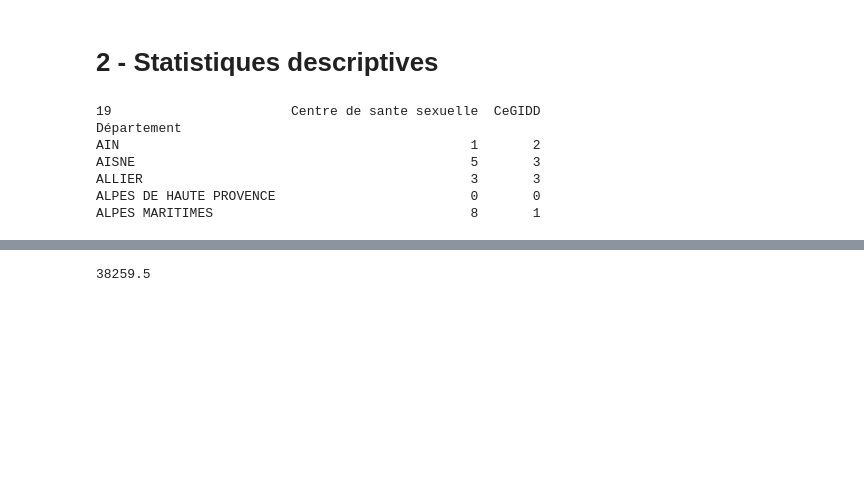
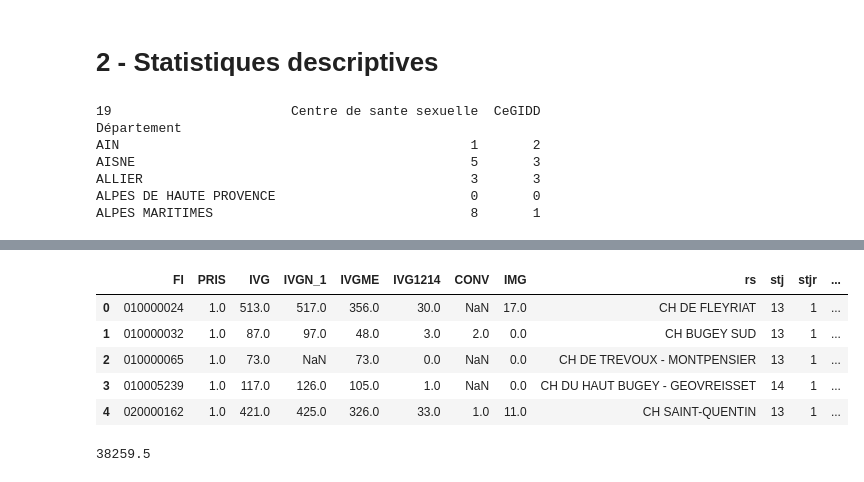
Before and after one commit to pgresant/PythonS1, a Jupyter notebook: 1-TraitementsDonnees.ipynb, the cells around one changed output, grey strips where cells are left out. Cells and saved outputs as stored; diff of their text form; code cells hidden in the pictures; blank space fills up the shorter version.

```diff
--- a/1-TraitementsDonnees.ipynb
+++ b/1-TraitementsDonnees.ipynb
@@ -108,2 +122,11 @@ df_dep_ivg.head(5)
+# %%
+df_SAE.head(5)
+# %% [output]
+|  | FI | PRIS | IVG | IVGN_1 | IVGME | IVG1214 | CONV | IMG | rs | stj | stjr | ... |
+| 0 | 010000024 | 1.0 | 513.0 | 517.0 | 356.0 | 30.0 | NaN | 17.0 | CH DE FLEYRIAT | 13 | 1 | ... |
+| 1 | 010000032 | 1.0 | 87.0 | 97.0 | 48.0 | 3.0 | 2.0 | 0.0 | CH BUGEY SUD | 13 | 1 | ... |
+| 2 | 010000065 | 1.0 | 73.0 | NaN | 73.0 | 0.0 | NaN | 0.0 | CH DE TREVOUX - MONTPENSIER | 13 | 1 | ... |
+| 3 | 010005239 | 1.0 | 117.0 | 126.0 | 105.0 | 1.0 | NaN | 0.0 | CH DU HAUT BUGEY - GEOVREISSET | 14 | 1 | ... |
+| 4 | 020000162 | 1.0 | 421.0 | 425.0 | 326.0 | 33.0 | 1.0 | 11.0 | CH SAINT-QUENTIN | 13 | 1 | ... |
 # %%
 df_dep_ivg["pop_fe"] = df_dep_ivg["PMUN"] / 2 # population par département divisée par deux pour approximer le nombre de femmes
```
Also changed, not shown: parts of 7 cells of this notebook.
